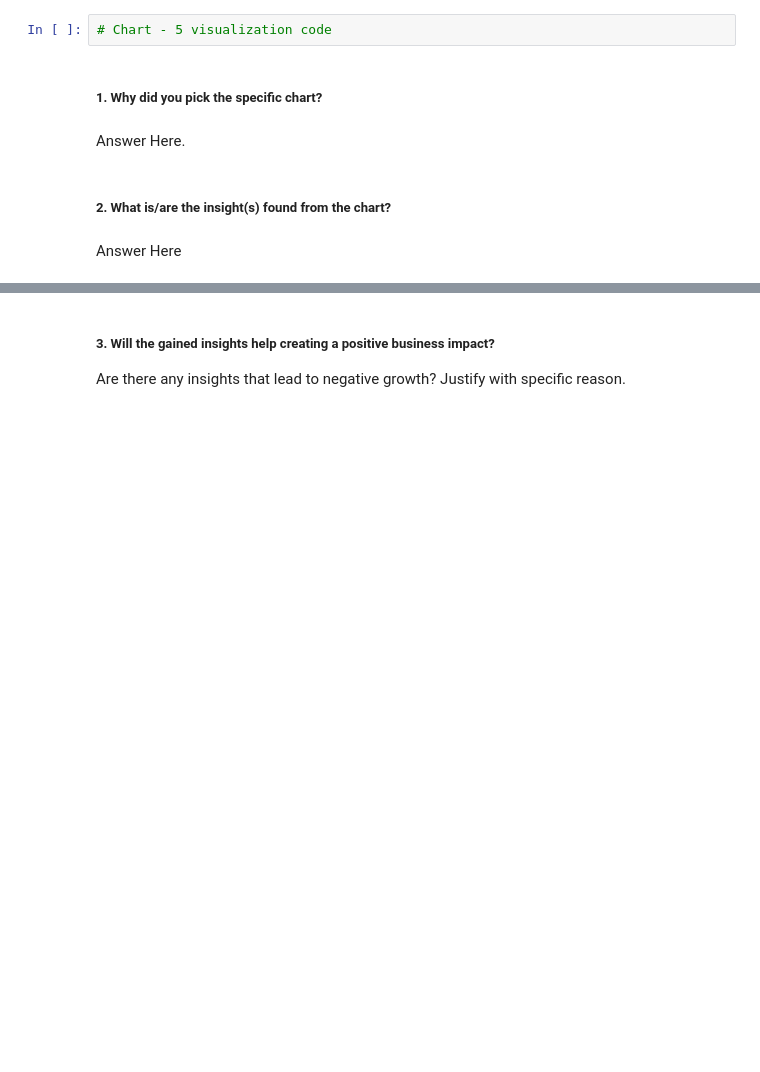
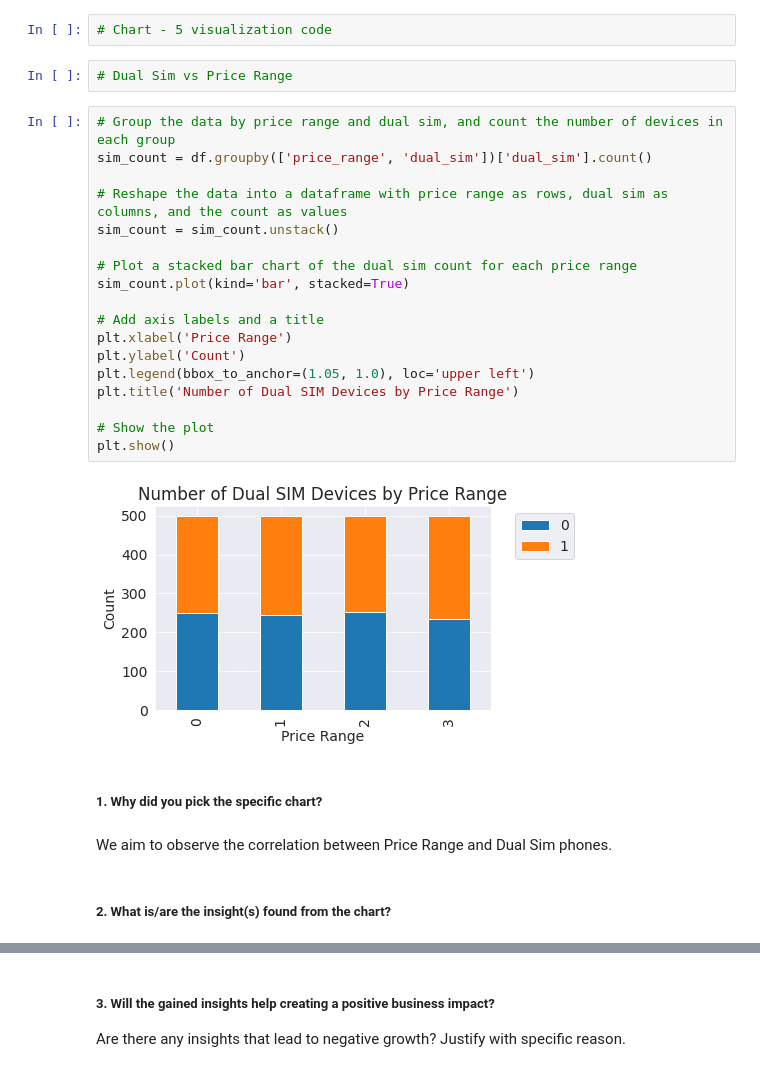
Before and after one commit to rajathAgalkote/MobilePriceRangePrediction_ML_classifier, a Jupyter notebook: Rajathadri_ML_Classifier_MobilePriceRangePrediction.ipynb, the cells around one changed output, grey strips where cells are left out. Drawn from its saved outputs; the diff is of its cells as text; blank space fills up the shorter version.

```diff
--- a/Rajathadri_ML_Classifier_MobilePriceRangePrediction.ipynb
+++ b/Rajathadri_ML_Classifier_MobilePriceRangePrediction.ipynb
@@ -585,11 +585,31 @@ The insights gained from the density plot, such as the positive correlation betw
 #### Chart - 5
 # %%
 # Chart - 5 visualization code
+# %%
+# Dual Sim vs Price Range
+# %%
+# Group the data by price range and dual sim, and count the number of devices in each group
+sim_count = df.groupby(['price_range', 'dual_sim'])['dual_sim'].count()
+
+# Reshape the data into a dataframe with price range as rows, dual sim as columns, and the count as values
+sim_count = sim_count.unstack()
+
+# Plot a stacked bar chart of the dual sim count for each price range
+sim_count.plot(kind='bar', stacked=True)
+
+# Add axis labels and a title
+plt.xlabel('Price Range')
+plt.ylabel('Count')
+plt.legend(bbox_to_anchor=(1.05, 1.0), loc='upper left')
+plt.title('Number of Dual SIM Devices by Price Range')
+
+# Show the plot
+plt.show()
+# %% [output]
+[figure, added]
 # %% [markdown]
 ##### 1. Why did you pick the specific chart?
-# %% [markdown]
-Answer Here.
+# %% [markdown]
+We aim to observe the correlation between Price Range and Dual Sim phones.
 # %% [markdown]
 ##### 2. What is/are the insight(s) found from the chart?
-# %% [markdown]
-Answer Here
```
Also changed, not shown: parts of 15 cells of this notebook.
